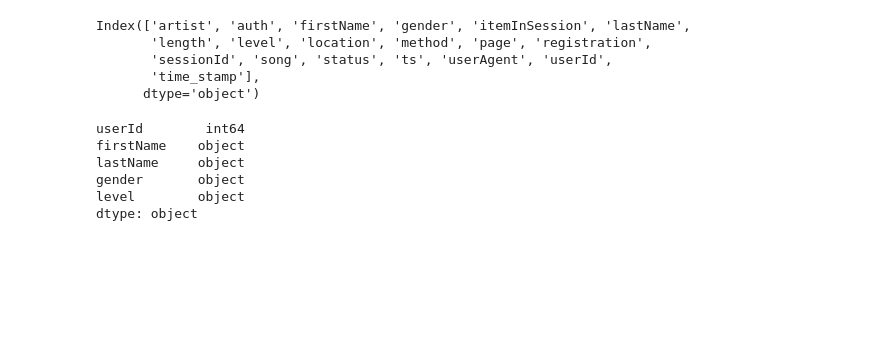
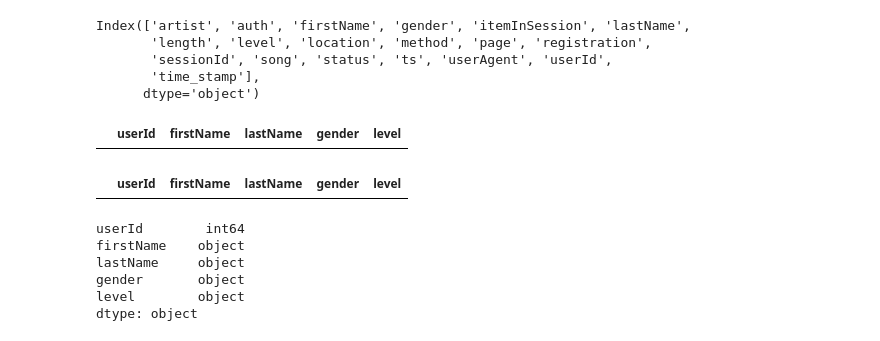
Before and after one commit to heschmat/data-engineering-projects, a Jupyter notebook: data-modeling-with-Postgres/etl.ipynb, the cells around one changed output. Saved outputs shown, nothing was run; the diff lists cells and outputs as text; code cells hidden in the pictures; blank space fills up the shorter version.

```diff
--- a/data-modeling-with-Postgres/etl.ipynb
+++ b/data-modeling-with-Postgres/etl.ipynb
@@ -265 +281,9 @@ Index(['artist', 'auth', 'firstName', 'gender', 'itemInSession', 'lastName',
+# %%
+df_user.loc[df_user['userId'] == '']
+# %% [output]
+|  | userId | firstName | lastName | gender | level |
+# %%
+df_user.loc[df_user['userId'].isna()]
+# %% [output]
+|  | userId | firstName | lastName | gender | level |
 # %%
```
Also changed, not shown: parts of 19 cells of this notebook.
